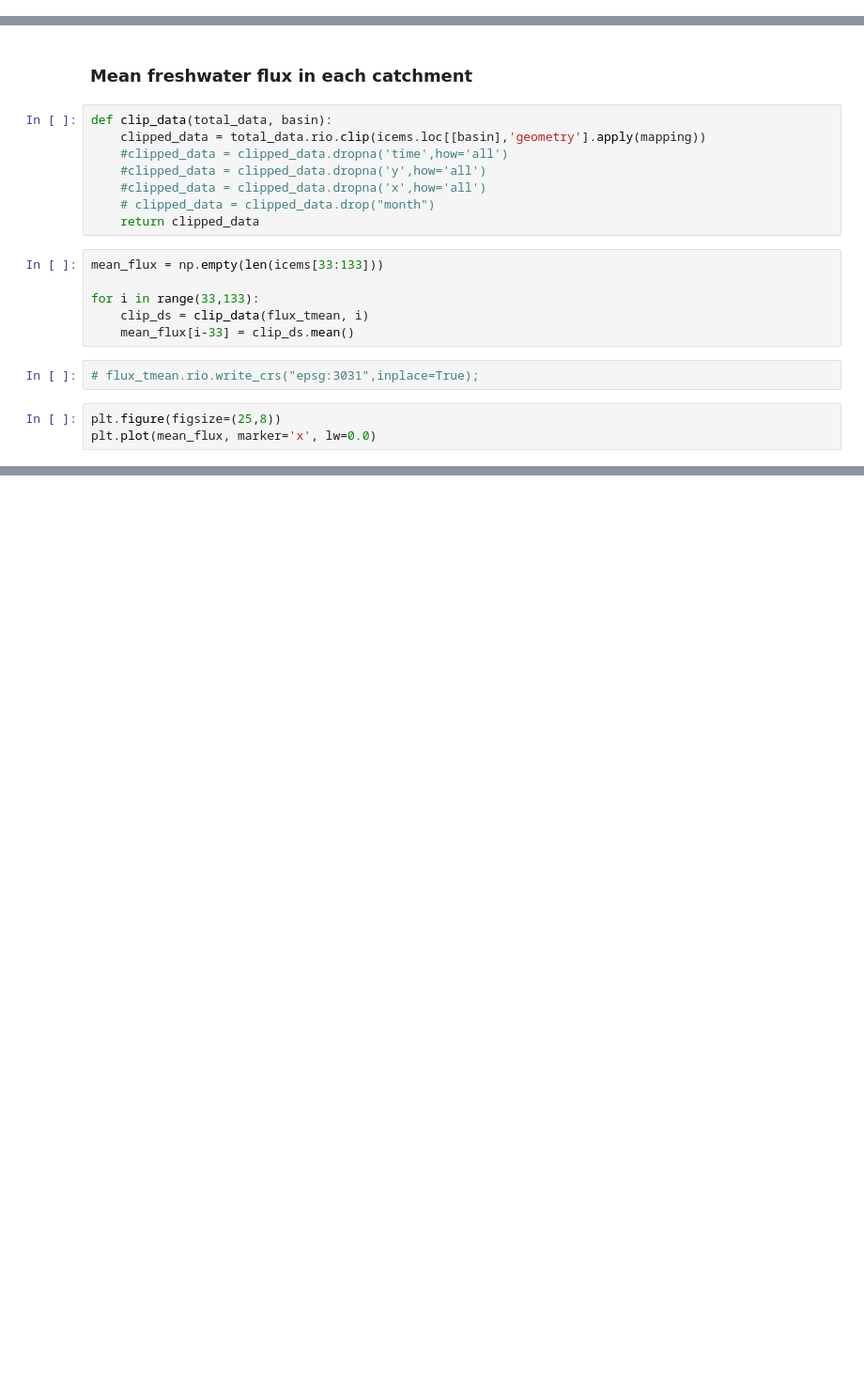
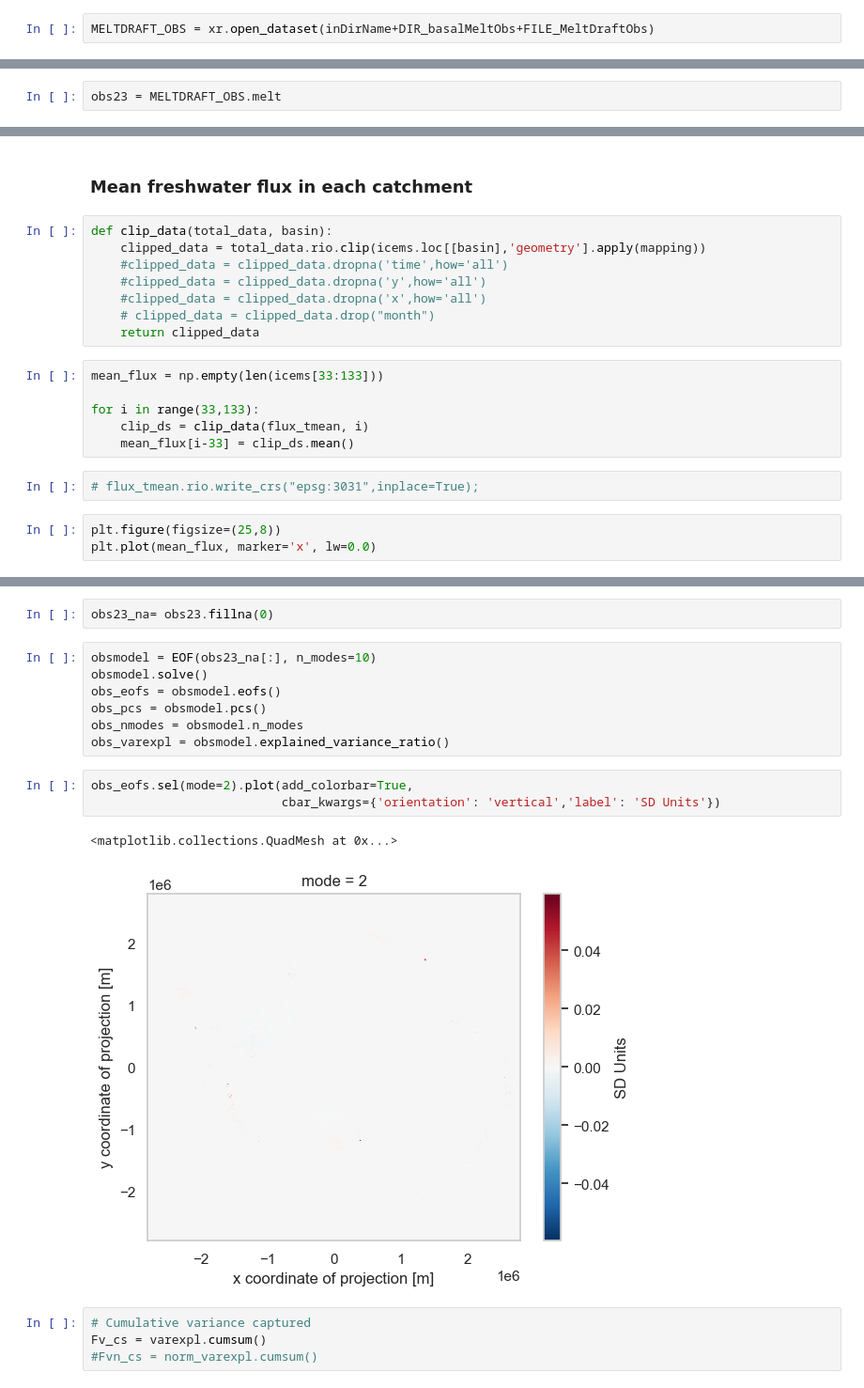
Before and after one commit to mshiv/aislens_emulation, a Jupyter notebook: notebooks/21a-sm-ocean-model-output-statistics.ipynb, the cells around one changed output, grey strips where cells are left out. Shown at 94% size. Cells and saved outputs as stored; diff of their text form; blank space fills up the shorter version.

```diff
--- a/notebooks/21a-sm-ocean-model-output-statistics.ipynb
+++ b/notebooks/21a-sm-ocean-model-output-statistics.ipynb
@@ -66,4 +91,6 @@ SORRMv21 = xr.open_dataset(main_dir / DIR_SORRMv21 / FILE_SORRMv21, chunks={"Tim
 ICESHELVES_MASK = gpd.read_file(main_dir / dir_ext_data / FILE_iceShelvesShape)
 icems = ICESHELVES_MASK.to_crs({'init': 'epsg:3031'});
 crs = ccrs.SouthPolarStereo();
+# %%
+MELTDRAFT_OBS = xr.open_dataset(inDirName+DIR_basalMeltObs+FILE_MeltDraftObs)
 # %%
@@ -72,5 +99,7 @@ t2=750
 flux = SORRMv21.timeMonthly_avg_landIceFreshwaterFlux[t1*12:t2*12]
 # ssh = SORRMv21.timeMonthly_avg_ssh
+# %%
+obs23 = MELTDRAFT_OBS.melt
 # %% [markdown]
 ### Detrend and deseasonalize data
 # %%
@@ -306,0 +359,19 @@ plt.plot(mean_flux, marker='x', lw=0.0)
+# %%
+obs23_na= obs23.fillna(0)
+# %%
+obsmodel = EOF(obs23_na[:], n_modes=10)
+obsmodel.solve()
+obs_eofs = obsmodel.eofs()
+obs_pcs = obsmodel.pcs()
+obs_nmodes = obsmodel.n_modes
+obs_varexpl = obsmodel.explained_variance_ratio()
+# %%
+obs_eofs.sel(mode=2).plot(add_colorbar=True,
+                          cbar_kwargs={'orientation': 'vertical','label': 'SD Units'})
+# %% [output]
+<matplotlib.collections.QuadMesh at 0x...>
+[figure, added]
+# %%
+# Cumulative variance captured
+Fv_cs = varexpl.cumsum()
+#Fvn_cs = norm_varexpl.cumsum()
```
Also changed, not shown: parts of 12 cells of this notebook, 1 other file.
